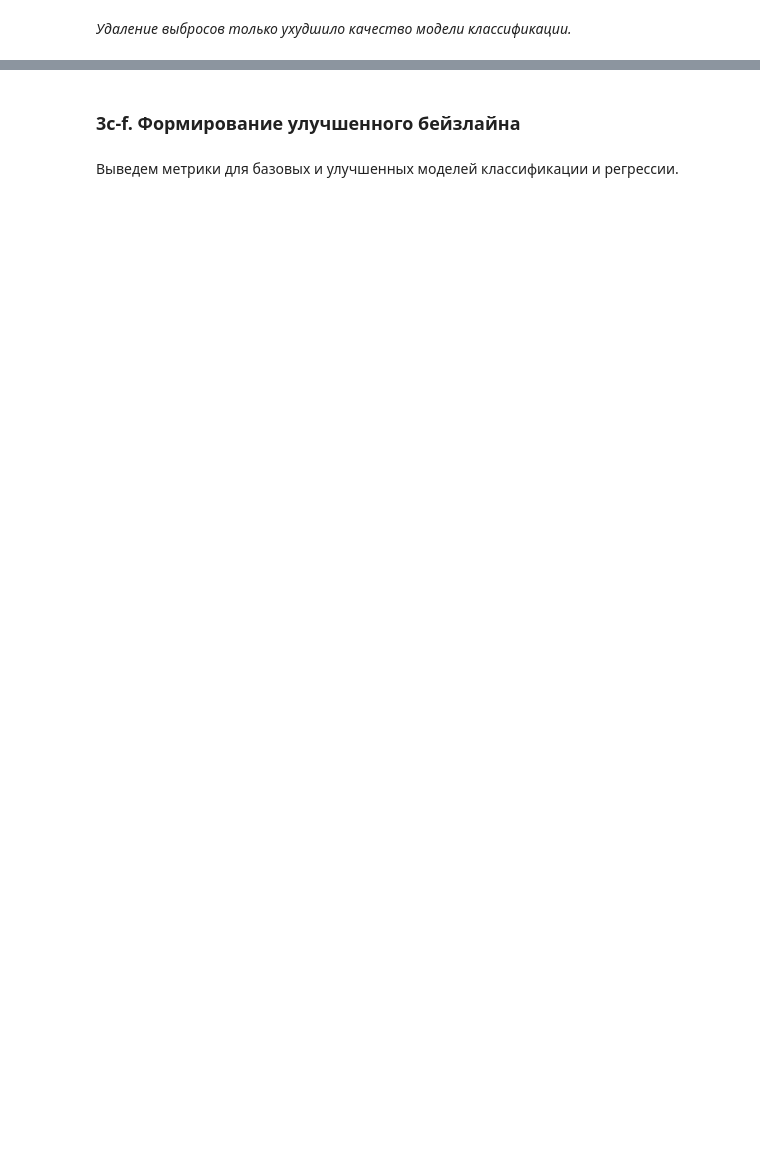
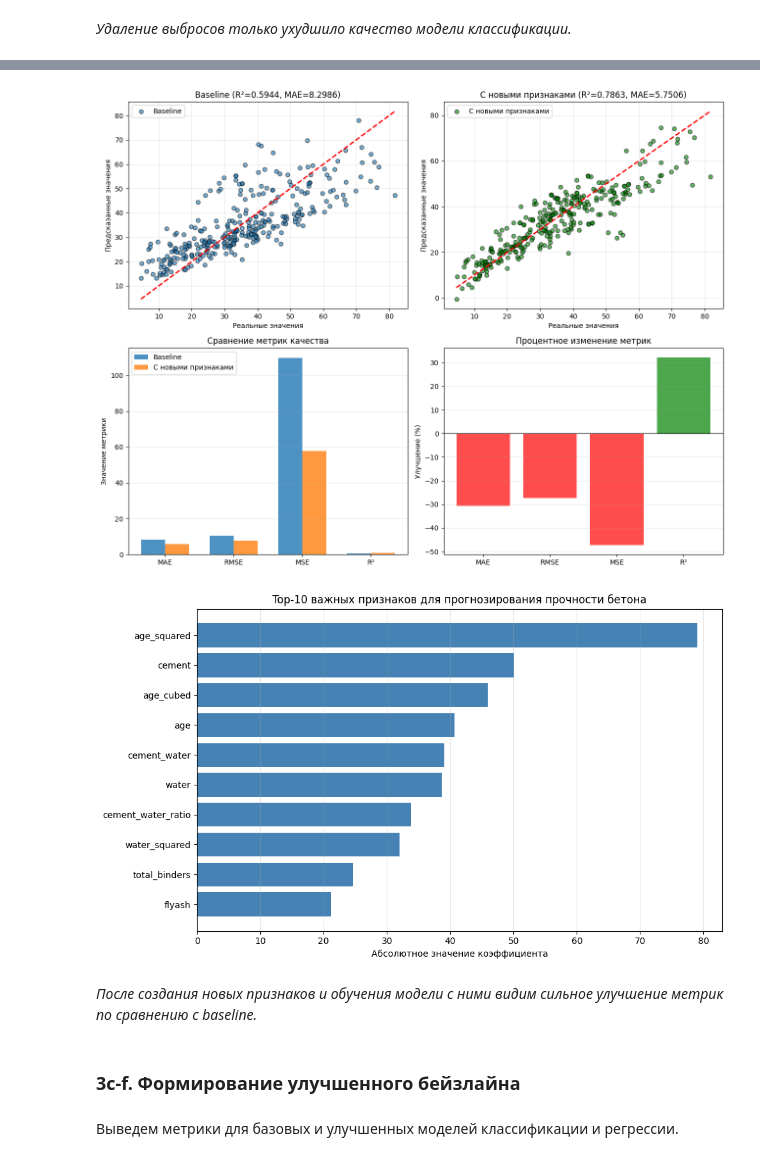
Before and after one commit to khanboglai/frameworks_AI, a Jupyter notebook: lab2.ipynb, the cells around one changed output, grey strips where cells are left out. Saved outputs shown, nothing was run; the diff lists cells and outputs as text; code cells hidden in the pictures; blank space fills up the shorter version.

```diff
--- a/lab2.ipynb
+++ b/lab2.ipynb
@@ -553,3 +812,75 @@ plt.show()
+# %%
+# визуализация результатов инженерии признаков для регрессии
+fig, axes = plt.subplots(2, 2, figsize=(13, 10))
+
+# 1. График предсказаний vs реальные значения (baseline)
+axes[0, 0].scatter(y_test_concrete, y_pred_concrete_baseline, alpha=0.6, edgecolors='k', label='Baseline')
+axes[0, 0].plot([y_test_concrete.min(), y_test_concrete.max()],
+                [y_test_concrete.min(), y_test_concrete.max()], 'r--', lw=2)
+axes[0, 0].set_xlabel('Реальные значения')
+axes[0, 0].set_ylabel('Предсказанные значения')
+axes[0, 0].set_title(f'Baseline (R²={r2:.4f}, MAE={mae:.4f})')
+axes[0, 0].grid(alpha=0.3)
+axes[0, 0].legend()
+
+# 2. График предсказаний vs реальные значения (с инженерией)
+axes[0, 1].scatter(y_test_concrete_fe, y_pred_concrete_fe, alpha=0.6, edgecolors='k', color='green', label='С новыми признаками')
+axes[0, 1].plot([y_test_concrete_fe.min(), y_test_concrete_fe.max()],
+                [y_test_concrete_fe.min(), y_test_concrete_fe.max()], 'r--', lw=2)
+axes[0, 1].set_xlabel('Реальные значения')
+axes[0, 1].set_ylabel('Предсказанные значения')
+axes[0, 1].set_title(f'С новыми признаками (R²={r2_fe:.4f}, MAE={mae_fe:.4f})')
+axes[0, 1].grid(alpha=0.3)
+axes[0, 1].legend()
+
+# 3. Сравнение метрик
+metrics_names = ['MAE', 'RMSE', 'MSE', 'R²']
+baseline_metrics = [mae, rmse, mse, r2]
+fe_metrics = [mae_fe, rmse_fe, mse_fe, r2_fe]
+
+x = np.arange(len(metrics_names))
+width = 0.35
+
+axes[1, 0].bar(x - width/2, baseline_metrics, width, label='Baseline', alpha=0.8)
+axes[1, 0].bar(x + width/2, fe_metrics, width, label='С новыми признаками', alpha=0.8)
+axes[1, 0].set_ylabel('Значение метрики')
+axes[1, 0].set_title('Сравнение метрик качества')
+axes[1, 0].set_xticks(x)
+axes[1, 0].set_xticklabels(metrics_names)
+axes[1, 0].legend()
+axes[1, 0].grid(alpha=0.3, axis='y')
+
+# 4. Процентное улучшение метрик
+improvement = [((fe_metrics[i] - baseline_metrics[i]) / baseline_metrics[i] * 100)
+               if baseline_metrics[i] != 0 else 0 for i in range(len(metrics_names))]
+colors = ['green' if x > 0 else 'red' for x in improvement]
+axes[1, 1].bar(metrics_names, improvement, color=colors, alpha=0.7)
+axes[1, 1].axhline(y=0, color='black', linestyle='-', linewidth=0.8)
+axes[1, 1].set_ylabel('Улучшение (%)')
+axes[1, 1].set_title('Процентное изменение метрик')
+axes[1, 1].grid(alpha=0.3, axis='y')
+
+plt.tight_layout()
+plt.show()
+
+# Важность признаков (коэффициенты линейной регрессии)
+feature_importance_reg = np.abs(lin_reg_fe.coef_)
+top_indices_reg = np.argsort(feature_importance_reg)[-10:]
+top_features_reg = [X_concrete_fe_extended.columns[i] for i in top_indices_reg]
+top_importance_reg = feature_importance_reg[top_indices_reg]
+
+plt.figure(figsize=(10, 6))
+plt.barh(top_features_reg, top_importance_reg, color='steelblue')
+plt.xlabel('Абсолютное значение коэффициента')
+plt.title('Top-10 важных признаков для прогнозирования прочности бетона')
+plt.grid(alpha=0.3, axis='x')
+plt.tight_layout()
+plt.show()
+# %% [output]
+[figure, added]
+[figure, added]
+# %% [markdown]
+*После создания новых признаков и обучения модели с ними видим сильное улучшение метрик по сравнению с baseline.*
 # %% [markdown]
 ### 3c-f. Формирование улучшенного бейзлайна
 # %% [markdown]
```
Also changed, not shown: parts of 62 cells of this notebook.
